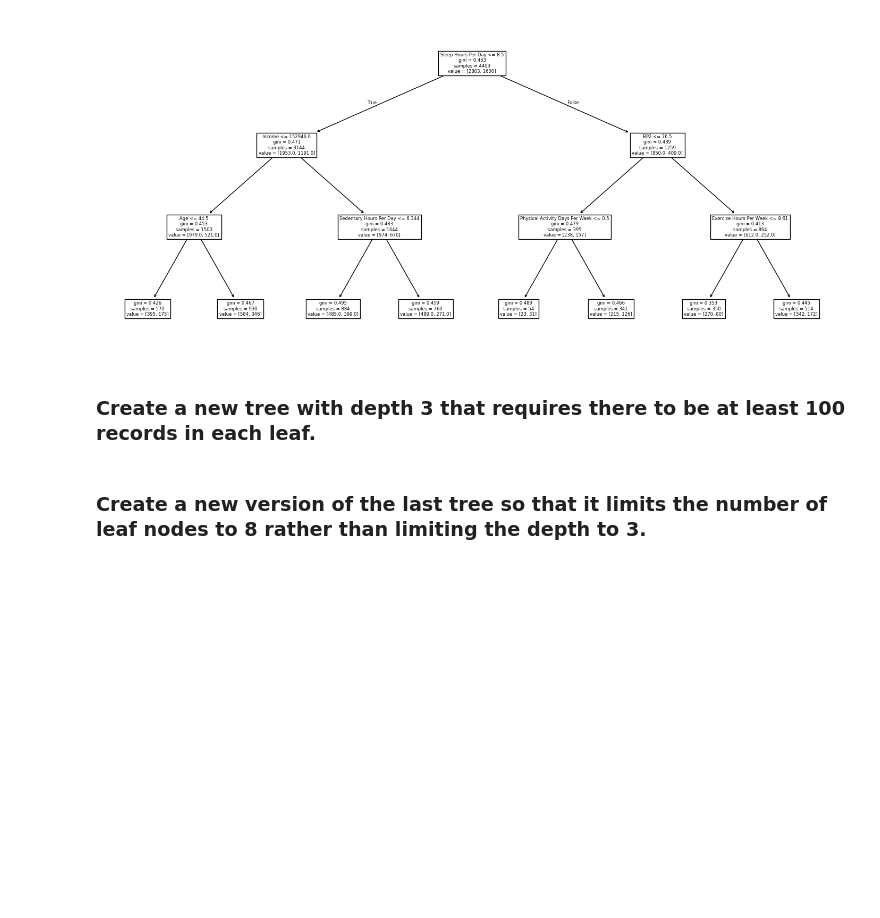
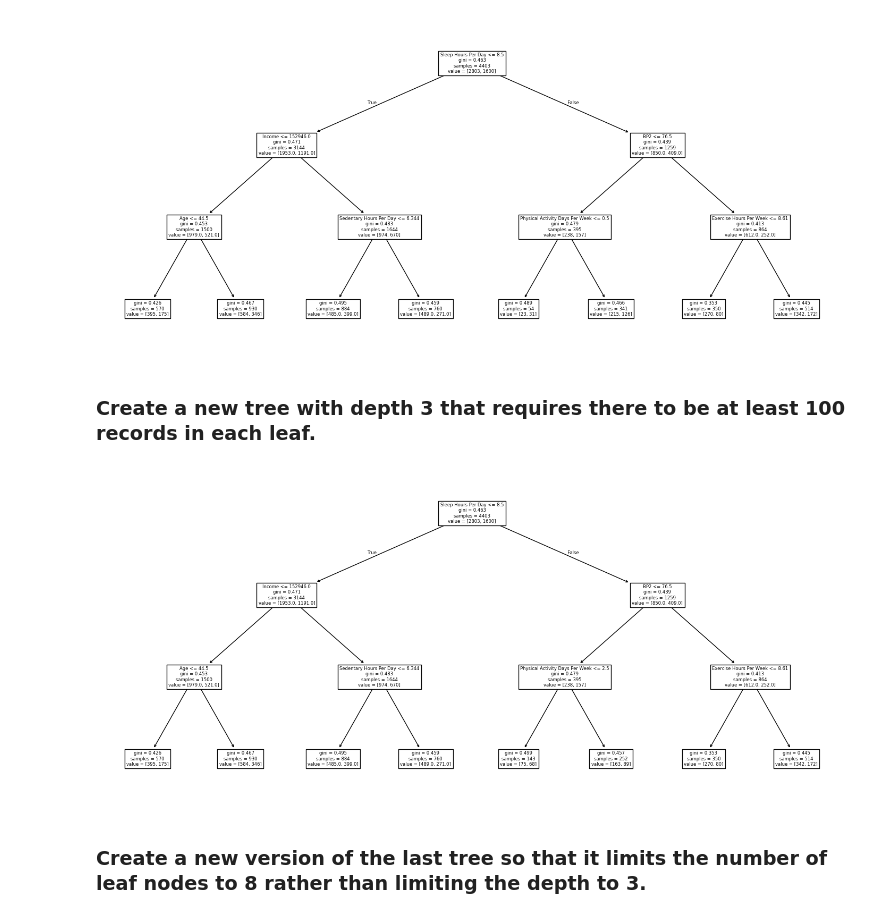
Before and after one commit to sagnihotram1/CSE2600, a Jupyter notebook: mod08_rf.ipynb, the cells around one changed output. Cells and saved outputs as stored; diff of their text form; code cells hidden in the pictures; blank space fills up the shorter version.

```diff
--- a/mod08_rf.ipynb
+++ b/mod08_rf.ipynb
@@ -166,12 +166,15 @@ plot_tree(tree3,
 # %% [markdown]
 ### Create a new tree with depth 3 that requires there to be at least 100 records in each leaf.
 # %%
-tree4 = #fillin
+tree4 = DTC(max_depth=3, min_samples_leaf=100)
+tree4.fit(X_train, y_train)
 
 ax = subplots(figsize=(18,8))[1]
 plot_tree(tree4,
           feature_names=feature_names,
           ax=ax);
+# %% [output]
+[figure, added]
 # %% [markdown]
 ### Create a new version of the last tree so that it limits the number of leaf nodes to 8 rather than limiting the depth to 3.
 # %%
```
Also changed, not shown: parts of 12 cells of this notebook.
